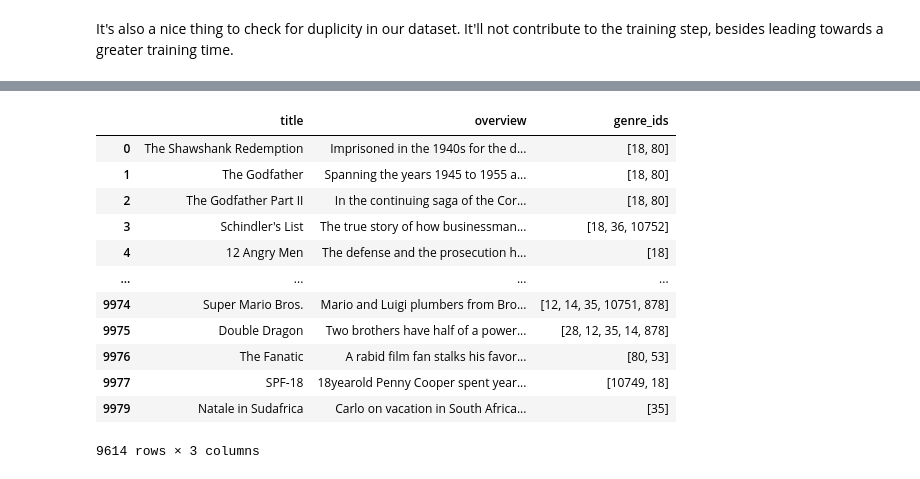
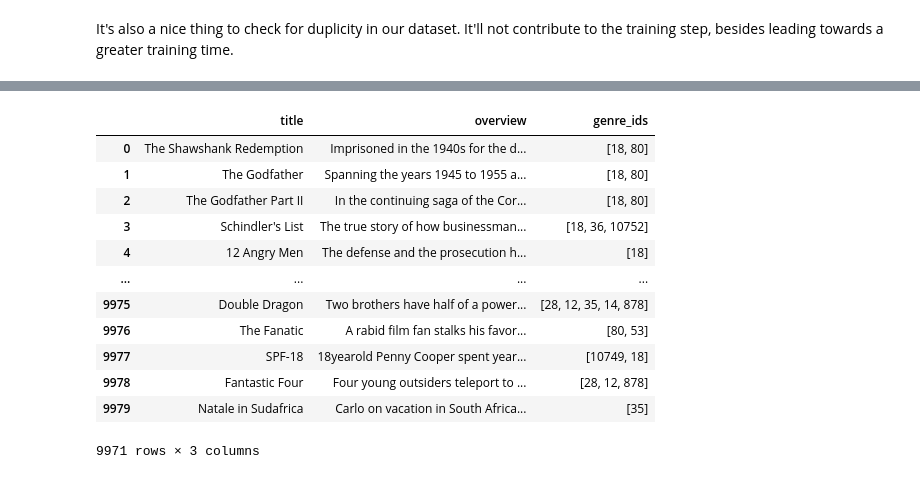
Before and after one commit to LucasPires2807/nlp-genre-classification, a Jupyter notebook: data_processing.ipynb, the cells around one changed output, grey strips where cells are left out. Drawn from its saved outputs; the diff is of its cells as text; code cells hidden in the pictures.

```diff
--- a/data_processing.ipynb
+++ b/data_processing.ipynb
@@ -284,19 +284,18 @@ print(titulos_duplicados)
-# %%
-#as duplicatas correspondiam a menos de 5% do dataset, decidi removê-las
-df_clean = df.drop_duplicates(subset=['title'])
-df_clean = df_clean.drop_duplicates(subset=['overview'])
-df_clean
-# %% [output]
-|  | title | overview | genre_ids |
-| 0 | The Shawshank Redemption | Imprisoned in the 1940s for the d... | [18, 80] |
-| 1 | The Godfather | Spanning the years 1945 to 1955 a... | [18, 80] |
-| 2 | The Godfather Part II | In the continuing saga of the Cor... | [18, 80] |
-| 3 | Schindler's List | The true story of how businessman... | [18, 36, 10752] |
-| 4 | 12 Angry Men | The defense and the prosecution h... | [18] |
-| ... | ... | ... | ... |
-| 9974 | Super Mario Bros. | Mario and Luigi plumbers from Bro... | [12, 14, 35, 10751, 878] |
-| 9975 | Double Dragon | Two brothers have half of a power... | [28, 12, 35, 14, 878] |
-| 9976 | The Fanatic | A rabid film fan stalks his favor... | [80, 53] |
-| 9977 | SPF-18 | 18yearold Penny Cooper spent year... | [10749, 18] |
-| 9979 | Natale in Sudafrica | Carlo on vacation in South Africa... | [35] |
-9614 rows × 3 columns
+# %%
+#removing duplicates
+movies_clean = df_movies.drop_duplicates(subset=['overview'])
+movies_clean
+# %% [output]
+|  | title | overview | genre_ids |
+| 0 | The Shawshank Redemption | Imprisoned in the 1940s for the d... | [18, 80] |
+| 1 | The Godfather | Spanning the years 1945 to 1955 a... | [18, 80] |
+| 2 | The Godfather Part II | In the continuing saga of the Cor... | [18, 80] |
+| 3 | Schindler's List | The true story of how businessman... | [18, 36, 10752] |
+| 4 | 12 Angry Men | The defense and the prosecution h... | [18] |
+| ... | ... | ... | ... |
+| 9975 | Double Dragon | Two brothers have half of a power... | [28, 12, 35, 14, 878] |
+| 9976 | The Fanatic | A rabid film fan stalks his favor... | [80, 53] |
+| 9977 | SPF-18 | 18yearold Penny Cooper spent year... | [10749, 18] |
+| 9978 | Fantastic Four | Four young outsiders teleport to ... | [28, 12, 878] |
+| 9979 | Natale in Sudafrica | Carlo on vacation in South Africa... | [35] |
+9971 rows × 3 columns
```
Also changed, not shown: parts of 44 cells of this notebook.
